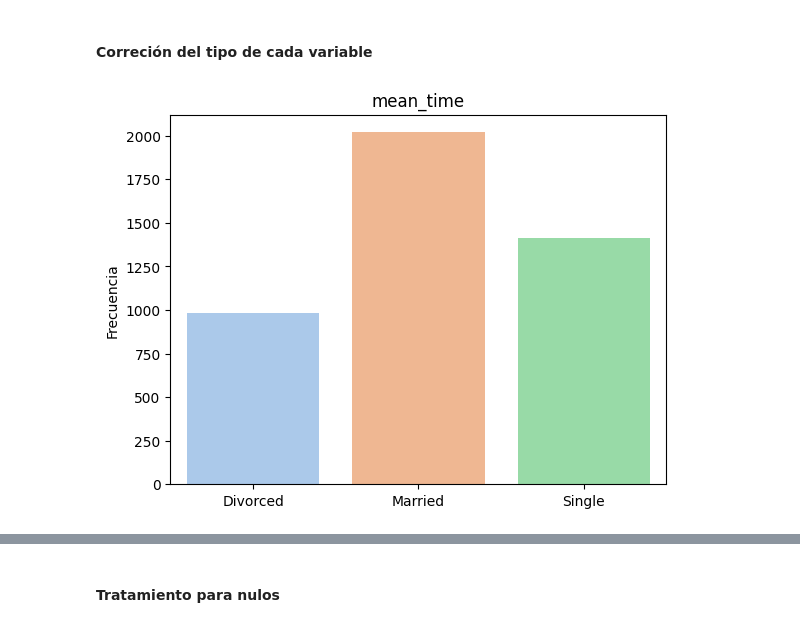
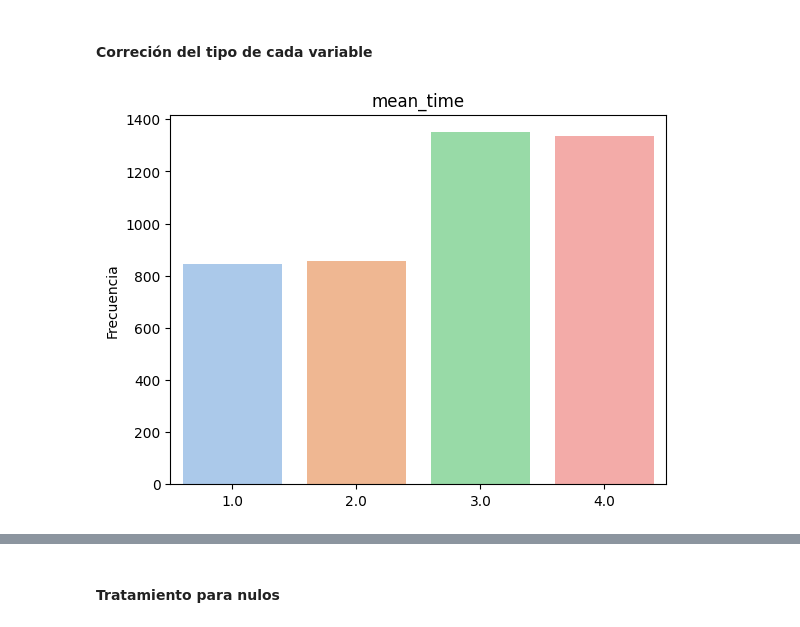
Before and after one commit to JavierBurgos-web/PROYECTO_ANALITICA_II, a Jupyter notebook: Entrega_uno.ipynb, the cells around one changed output, grey strips where cells are left out. Saved outputs shown, nothing was run; the diff lists cells and outputs as text; code cells hidden in the pictures.

```diff
--- a/Entrega_uno.ipynb
+++ b/Entrega_uno.ipynb
@@ -299,15 +299,15 @@ df_type['Gender'] = df_type['Gender'].astype('category')
 df_type['Gender'] = df_type['Gender'].astype('category')
 df_type['Gender'] = df_type['Gender'].astype('category')
 # %%
-values = df_type['MaritalStatus'].value_counts()
+values = df_type['EnvironmentSatisfaction'].value_counts()
 sns.barplot(x=values.index, y=values, palette='pastel')
 
 plt.title('mean_time')
 plt.xlabel('')
 plt.ylabel('Frecuencia')
 plt.show()
 # %% [output]
-[figure, old version]
+[figure, new version]
 # %%
 df_type.info()
 # %% [output]
```
Also changed, not shown: parts of 9 cells of this notebook, 1 other file.
